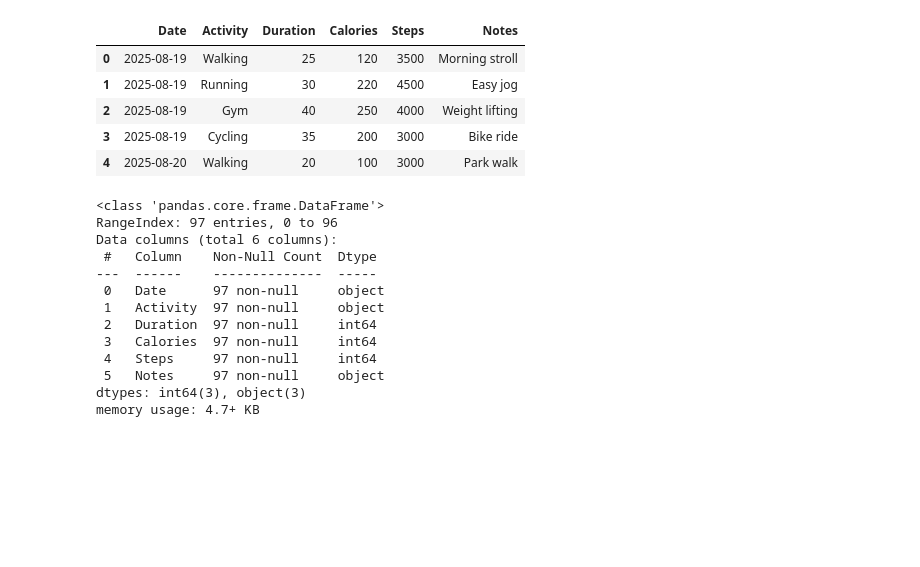
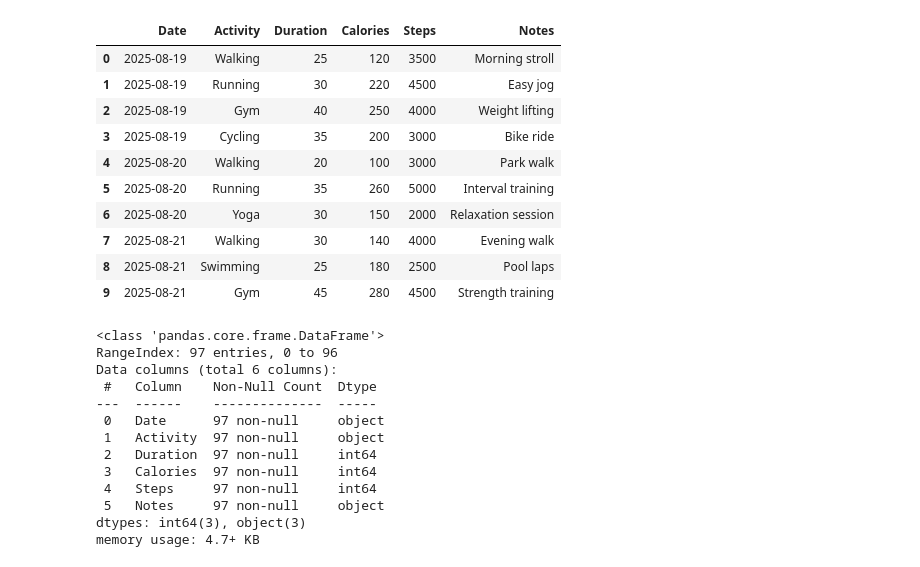
Before and after one commit to Nazihahaha/Fitness-Tracker, a Jupyter notebook: main.ipynb, the cells around one changed output. Saved outputs shown, nothing was run; the diff lists cells and outputs as text; code cells hidden in the pictures; blank space fills up the shorter version.

Commit message:
Expand activity log display to 10 entries
Updated the notebook to show the first 10 rows of the activity log instead of 5, including new activities such as running, yoga, swimming, and gym sessions. Adjusted output to reflect the expanded dataset for better overview and analysis.

```diff
--- a/main.ipynb
+++ b/main.ipynb
@@ -5,14 +5,19 @@ from matplotlib import pyplot as plt
 # %%
 df = pd.read_csv('log.csv')
 # %%
-df.head(5)
+df.head(10)
 # %% [output]
 |  | Date | Activity | Duration | Calories | Steps | Notes |
 | 0 | 2025-08-19 | Walking | 25 | 120 | 3500 | Morning stroll |
 | 1 | 2025-08-19 | Running | 30 | 220 | 4500 | Easy jog |
 | 2 | 2025-08-19 | Gym | 40 | 250 | 4000 | Weight lifting |
 | 3 | 2025-08-19 | Cycling | 35 | 200 | 3000 | Bike ride |
 | 4 | 2025-08-20 | Walking | 20 | 100 | 3000 | Park walk |
+| 5 | 2025-08-20 | Running | 35 | 260 | 5000 | Interval training |
+| 6 | 2025-08-20 | Yoga | 30 | 150 | 2000 | Relaxation session |
+| 7 | 2025-08-21 | Walking | 30 | 140 | 4000 | Evening walk |
+| 8 | 2025-08-21 | Swimming | 25 | 180 | 2500 | Pool laps |
+| 9 | 2025-08-21 | Gym | 45 | 280 | 4500 | Strength training |
 # %%
 df.info()
 # %% [output]
```
